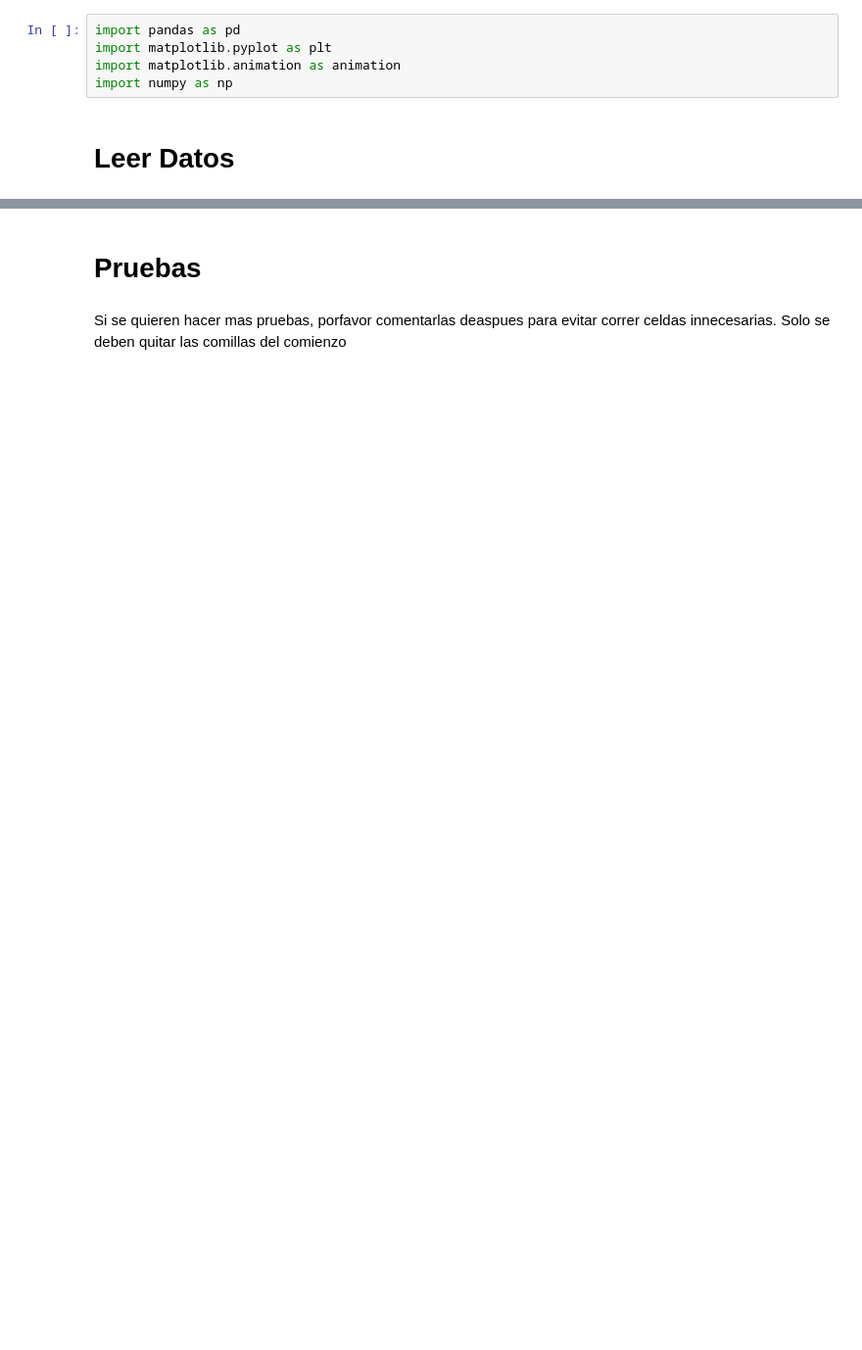
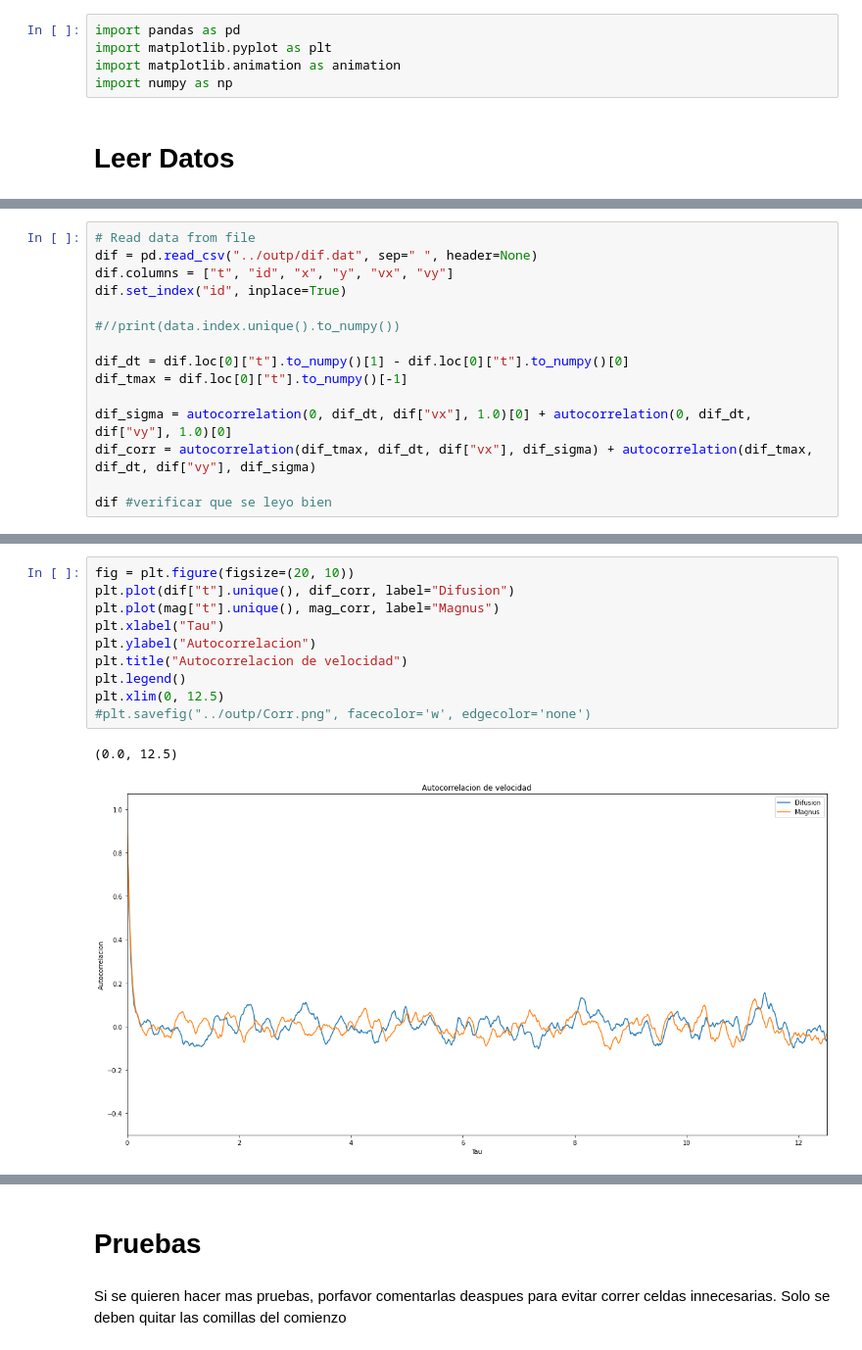
Before and after one commit to bcifuentes/Turbulencias, a Jupyter notebook: src/Analisis.ipynb, the cells around one changed output, grey strips where cells are left out. Shown at 98% size. Saved outputs shown, nothing was run; the diff lists cells and outputs as text; blank space fills up the shorter version.

```diff
--- a/src/Analisis.ipynb
+++ b/src/Analisis.ipynb
@@ -7,0 +20,15 @@ import numpy as np
+# %%
+# Read data from file
+dif = pd.read_csv("../outp/dif.dat", sep=" ", header=None)
+dif.columns = ["t", "id", "x", "y", "vx", "vy"]
+dif.set_index("id", inplace=True)
+
+#//print(data.index.unique().to_numpy())
+
+dif_dt = dif.loc[0]["t"].to_numpy()[1] - dif.loc[0]["t"].to_numpy()[0]
+dif_tmax = dif.loc[0]["t"].to_numpy()[-1]
+
+dif_sigma = autocorrelation(0, dif_dt, dif["vx"], 1.0)[0] + autocorrelation(0, dif_dt, dif["vy"], 1.0)[0]
+dif_corr = autocorrelation(dif_tmax, dif_dt, dif["vx"], dif_sigma) + autocorrelation(dif_tmax, dif_dt, dif["vy"], dif_sigma)
+
+dif #verificar que se leyo bien
@@ -33 +79,14 @@ data
 4167 rows × 5 columns
+# %%
+fig = plt.figure(figsize=(20, 10))
+plt.plot(dif["t"].unique(), dif_corr, label="Difusion")
+plt.plot(mag["t"].unique(), mag_corr, label="Magnus")
+plt.xlabel("Tau")
+plt.ylabel("Autocorrelacion")
+plt.title("Autocorrelacion de velocidad")
+plt.legend()
+plt.xlim(0, 12.5)
+#plt.savefig("../outp/Corr.png", facecolor='w', edgecolor='none')
+# %% [output]
+(0.0, 12.5)
+[figure, added]
```
Also changed, not shown: parts of 9 cells of this notebook, 5 other files.
